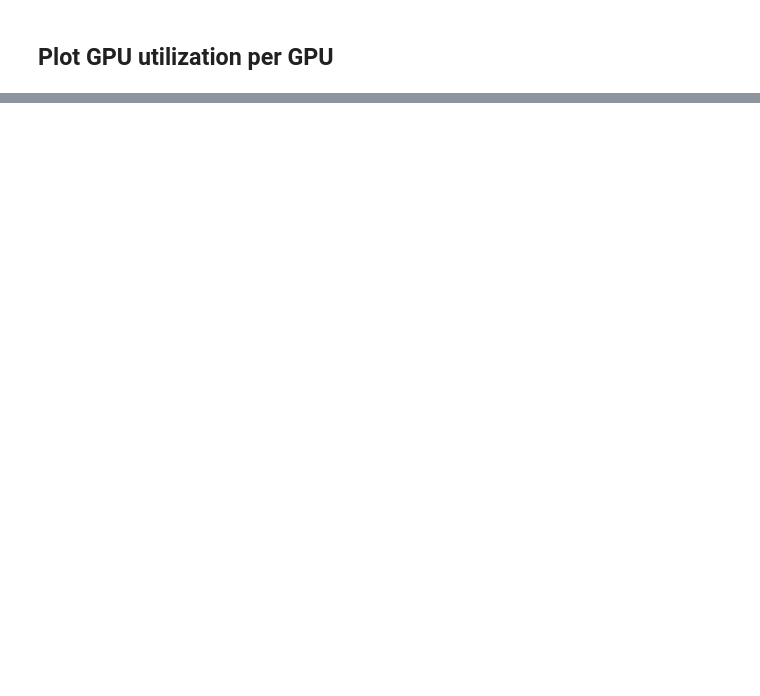
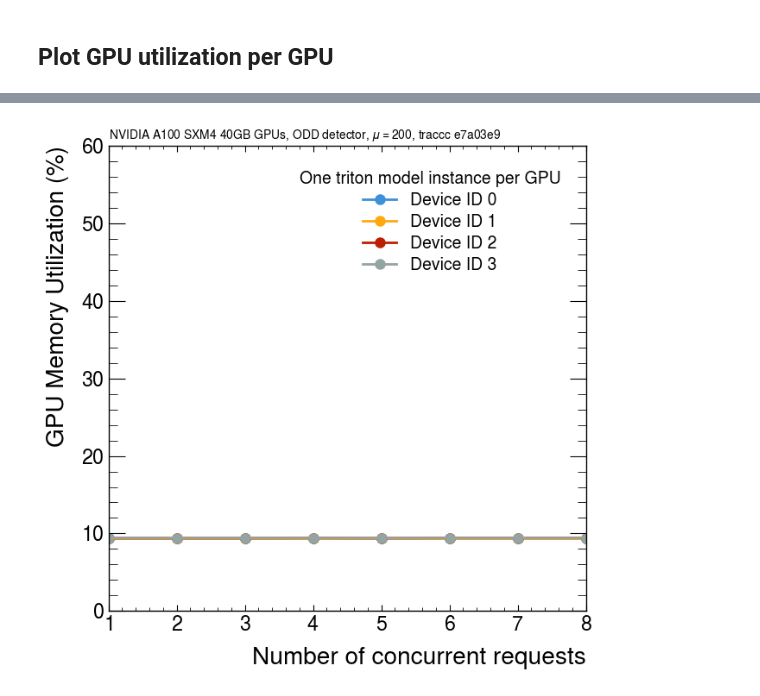
Before and after one commit to milescb/traccc-aaS-performance, a Jupyter notebook: multi_GPU_studies.ipynb, the cells around one changed output, grey strips where cells are left out. Saved outputs shown, nothing was run; the diff lists cells and outputs as text; code cells hidden in the pictures; blank space fills up the shorter version.

```diff
--- a/multi_GPU_studies.ipynb
+++ b/multi_GPU_studies.ipynb
@@ -70,0 +74,14 @@ plt.show()
+# %%
+plt.figure(figsize=(7, 7))
+for i in range(4):
+    plt.plot(data['Concurrency'].values, data[f'gpu_memory_{i}_GB'].values/data[f'gpu_total_memory_1_GB']*100,
+             'o-', label=f'Device ID {i}')
+plt.xlabel('Number of concurrent requests', loc='right')
+plt.ylabel('GPU Memory Utilization (%)', loc='top')
+plt.title(r'NVIDIA A100 SXM4 40GB GPUs, ODD detector, $\mu = 200$, traccc e7a03e9', fontsize=10, loc='left')
+plt.legend(title=f'{PLOT_INST_LABEL} triton model instance per GPU')
+plt.ylim(0, 60)
+
+plt.savefig(f'{OUT_DIR}/concurrency_vs_gpu_memory_util_{N_INSTANCES}inst.pdf', bbox_inches='tight')
+# %% [output]
+[figure, added]
```
Also changed, not shown: parts of 4 cells of this notebook, 8 other files.
